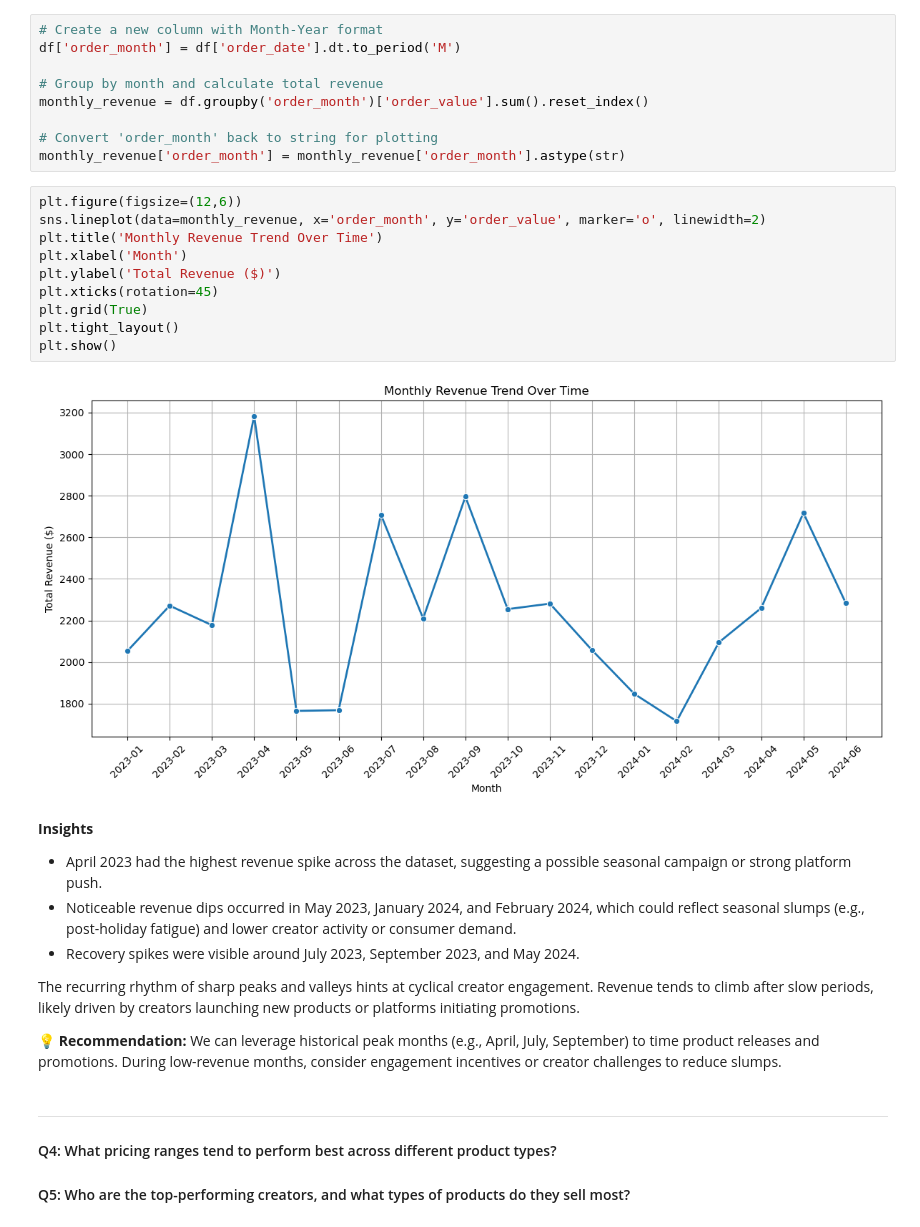
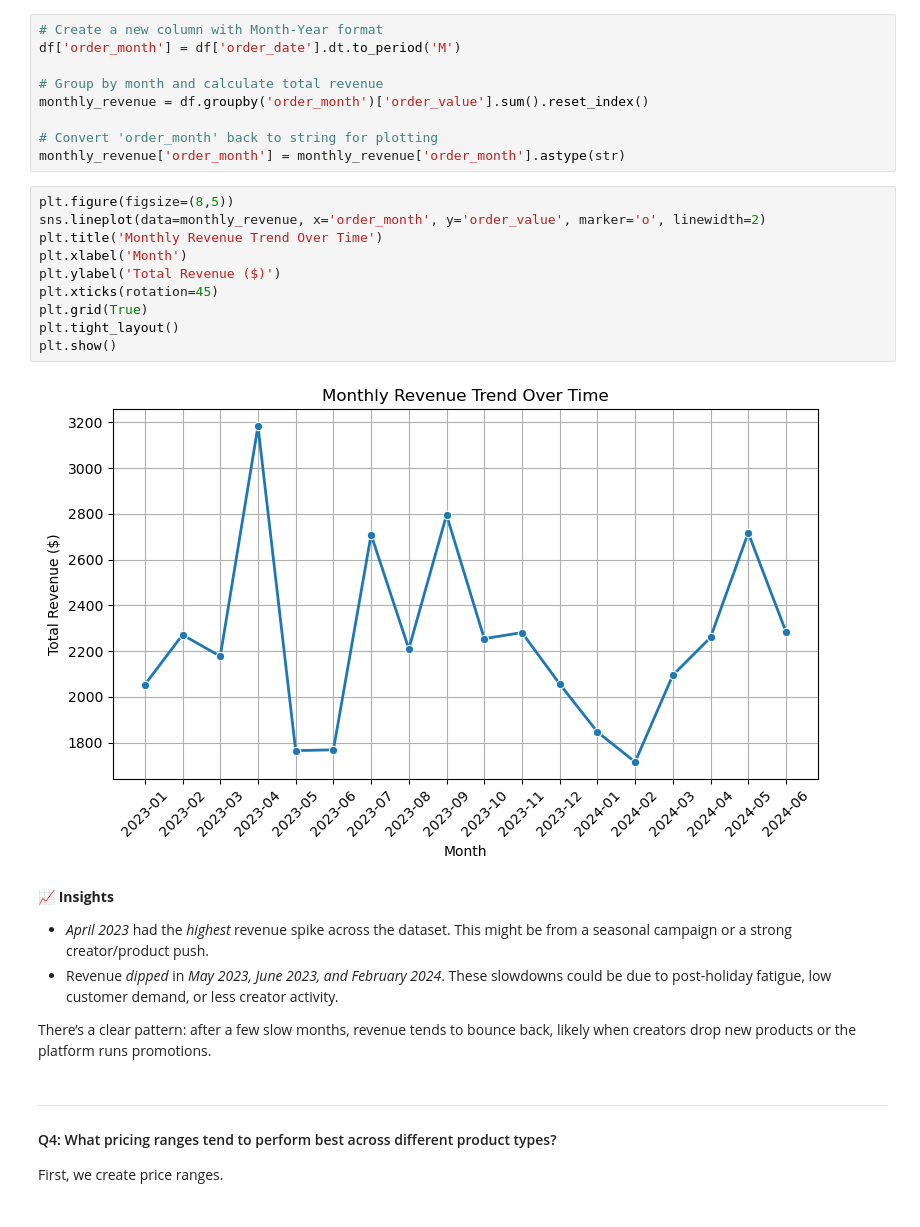
Before and after one commit to rosaliehuang/saas-revenue-analysis, a Jupyter notebook: creatorstore_saas_revenue.ipynb, the cells around one changed output. Drawn from its saved outputs; the diff is of its cells as text.

```diff
--- a/creatorstore_saas_revenue.ipynb
+++ b/creatorstore_saas_revenue.ipynb
@@ -357,29 +353,26 @@ monthly_revenue = df.groupby('order_month')['order_value'].sum().reset_index()
 # Convert 'order_month' back to string for plotting
 monthly_revenue['order_month'] = monthly_revenue['order_month'].astype(str)
 # %%
-plt.figure(figsize=(12,6))
+plt.figure(figsize=(8,5))
 sns.lineplot(data=monthly_revenue, x='order_month', y='order_value', marker='o', linewidth=2)
 plt.title('Monthly Revenue Trend Over Time')
 plt.xlabel('Month')
 plt.ylabel('Total Revenue ($)')
 plt.xticks(rotation=45)
 plt.grid(True)
 plt.tight_layout()
 plt.show()
 # %% [output]
-[figure, old version]
+[figure, new version]
 # %% [markdown]
-**Insights**
+**📈 Insights**
 
-- April 2023 had the highest revenue spike across the dataset, suggesting a possible seasonal campaign or strong platform push.
-- Noticeable revenue dips occurred in May 2023, January 2024, and February 2024, which could reflect seasonal slumps (e.g., post-holiday fatigue) and lower creator activity or consumer demand.
-- Recovery spikes were visible around July 2023, September 2023, and May 2024.
+- *April 2023* had the *highest* revenue spike across the dataset. This might be from a seasonal campaign or a strong creator/product push.
+- Revenue *dipped* in *May 2023, June 2023, and February 2024*. These slowdowns could be due to post-holiday fatigue, low customer demand, or less creator activity.
 
-The recurring rhythm of sharp peaks and valleys hints at cyclical creator engagement. Revenue tends to climb after slow periods, likely driven by creators launching new products or platforms initiating promotions.
-
-**💡 Recommendation:** We can leverage historical peak months (e.g., April, July, September) to time product releases and promotions. During low-revenue months, consider engagement incentives or creator challenges to reduce slumps.
+There’s a clear pattern: after a few slow months, revenue tends to bounce back, likely when creators drop new products or the platform runs promotions.
 # %% [markdown]
 ---
 #### Q4: What pricing ranges tend to perform best across different product types?
 
-#### Q5: Who are the top-performing creators, and what types of products do they sell most?
+First, we create price ranges.
```
Also changed, not shown: parts of 18 cells of this notebook.
